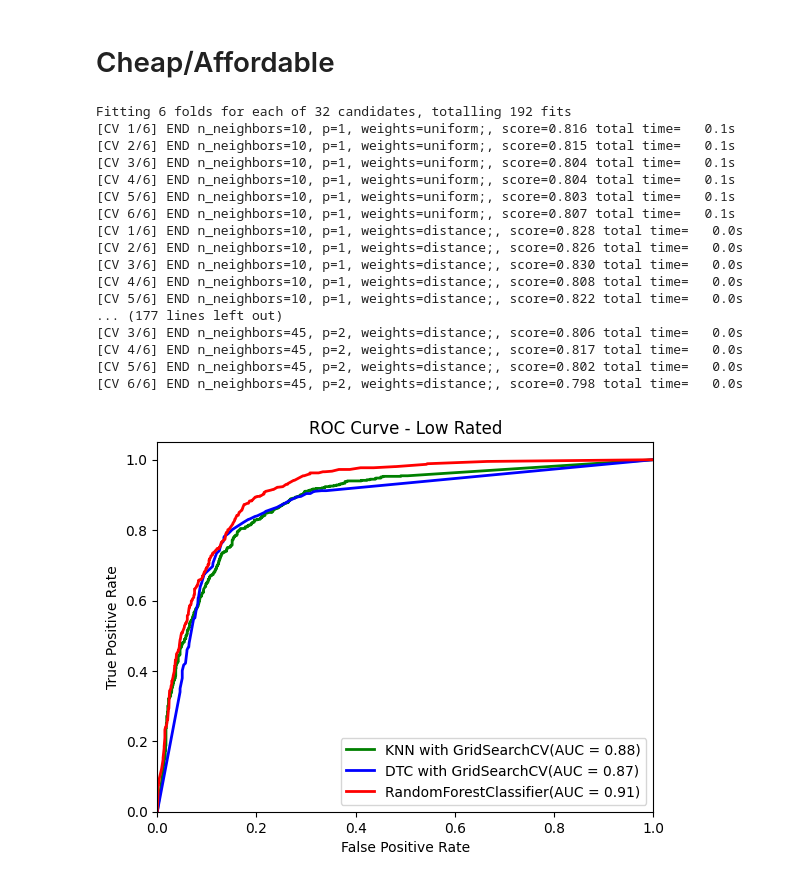
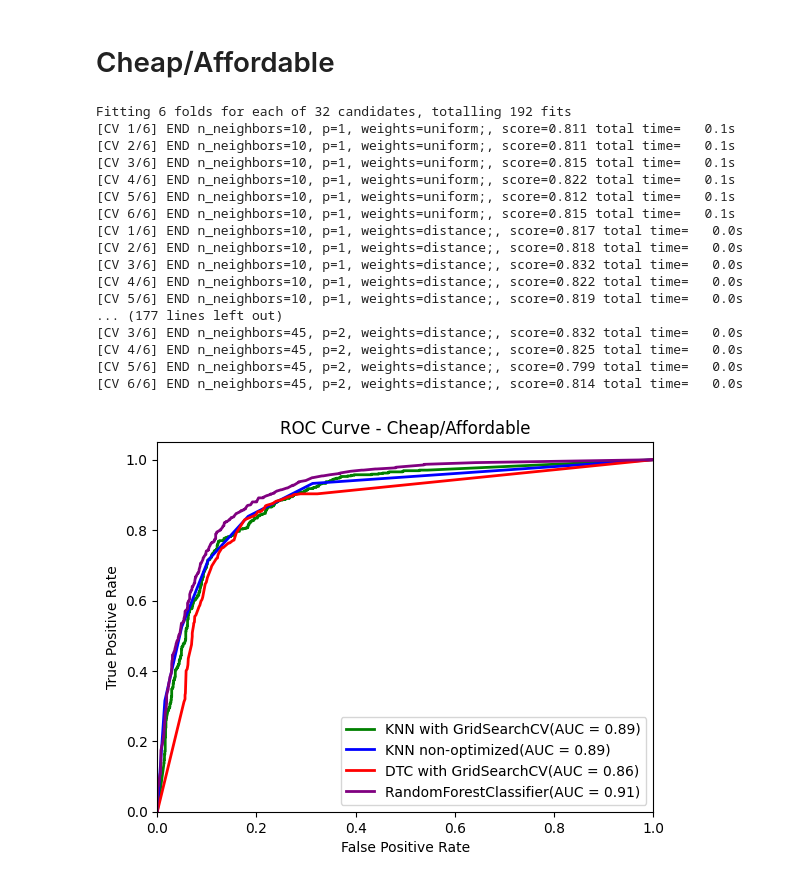
Before and after one commit to MATF-istrazivanje-podataka-1/2023_Data_Mining_Apartments_for_rent_Dataset, a Jupyter notebook: model/classification/Model comparison.ipynb, the cells around one changed output. Drawn from its saved outputs; the diff is of its cells as text; code cells hidden in the pictures.

```diff
--- a/model/classification/Model comparison.ipynb
+++ b/model/classification/Model comparison.ipynb
@@ -32 +28,23 @@ knn = GridSearchCV(KNeighborsClassifier(), params_grid, cv=6, verbose=4)
+# %%
+# KNN ne-optimizovani model
+
+from math import radians, sin, cos, sqrt, atan2
+def haversine_distance(coord1, coord2):
+    lat1, lon1 = coord1
+    lat2, lon2 = coord2
+    R = 6371  # Prosečni poluprečnik Zemlje u kilometrima
+    dlat = radians(lat2 - lat1)
+    dlon = radians(lon2 - lon1)
+    a = sin(dlat / 2)**2 + cos(radians(lat1)) * cos(radians(lat2)) * sin(dlon / 2)**2
+    c = 2 * atan2(sqrt(a), sqrt(1 - a))
+    distance = R * c
+    return distance
+
+def custom_distance(x, y):
+    euc_distance = np.sqrt(np.sum((x[:2] - y[:2])**2))  # Euklidska udaljenost za prva četiri atributa
+    haversine_dist = haversine_distance((x[2], x[3]), (y[2], y[3]))  # Haversine udaljenost za longitude i latitude
+    total_distance = np.sqrt(euc_distance**2 + haversine_dist**2)
+    return total_distance
+
+knn =  KNeighborsClassifier(metric=custom_distance)
 # %%
@@ -51,64 +65,55 @@ import numpy as np
 import matplotlib.pyplot as plt
 from sklearn.metrics import roc_curve, auc
 # %%
-
-
-models = [knn, dtc, rfc]
-model_names = ["KNN with GridSearchCV", "DTC with GridSearchCV", "RandomForestClassifier"]
-colors = ["green", "blue", "red"]
+models = [knnCV,knn, dtc, rfc]
+model_names = ["KNN with GridSearchCV", "KNN non-optimized","DTC with GridSearchCV", "RandomForestClassifier"]
+colors = ["green", "blue", "red", "purple"]
 # %% [markdown]
 # Cheap/Affordable
 # %%
-# Choose Low-rated as the positive class
+# Pozitivna klasa
 pos_class = "Cheap/Affordable"
 
-# Combine the other two classes into a single negative class
+# Spoj preostalih je negativna klasa
 neg_class = ["Medium priced", "Expensive"]
 
-# Convert labels to binary format
+# Konvertovanje u binaran format
 y_train_bin = (Y_train == pos_class).astype(int)
 y_test_bin = (Y_test == pos_class).astype(int)
 
 plt.figure()
 for model, model_name, color in zip(models, model_names, colors):
-    # Train a classifier on the training data
     model.fit(X_train, y_train_bin)
-
-    # Make predictions on the test data
     y_pred = model.predict_proba(X_test)[:, 1]
-
-    # Compute ROC curve and area under the curve (AUC)
     fpr, tpr, _ = roc_curve(y_test_bin, y_pred)
     roc_auc = auc(fpr, tpr)
-
-    # Plot the ROC curve
     plt.plot(fpr, tpr, color=color, lw=2, label= model_name +'(AUC = %0.2f)' % roc_auc)
 
 
 plt.xlim([0.0, 1.0])
 plt.ylim([0.0, 1.05])
 plt.xlabel('False Positive Rate')
 plt.ylabel('True Positive Rate')
-plt.title('ROC Curve - Low Rated')
+plt.title('ROC Curve - Cheap/Affordable')
 plt.legend(loc="lower right")
 plt.show()
 # %% [output]
 Fitting 6 folds for each of 32 candidates, totalling 192 fits
-[CV 1/6] END n_neighbors=10, p=1, weights=uniform;, score=0.816 total time=   0.1s
-[CV 2/6] END n_neighbors=10, p=1, weights=uniform;, score=0.815 total time=   0.1s
-[CV 3/6] END n_neighbors=10, p=1, weights=uniform;, score=0.804 total time=   0.1s
-[CV 4/6] END n_neighbors=10, p=1, weights=uniform;, score=0.804 total time=   0.1s
-[CV 5/6] END n_neighbors=10, p=1, weights=uniform;, score=0.803 total time=   0.1s
-[CV 6/6] END n_neighbors=10, p=1, weights=uniform;, score=0.807 total time=   0.1s
-[CV 1/6] END n_neighbors=10, p=1, weights=distance;, score=0.828 total time=   0.0s
-[CV 2/6] END n_neighbors=10, p=1, weights=distance;, score=0.826 total time=   0.0s
-[CV 3/6] END n_neighbors=10, p=1, weights=distance;, score=0.830 total time=   0.0s
-[CV 4/6] END n_neighbors=10, p=1, weights=distance;, score=0.808 total time=   0.0s
-[CV 5/6] END n_neighbors=10, p=1, weights=distance;, score=0.822 total time=   0.0s
+[CV 1/6] END n_neighbors=10, p=1, weights=uniform;, score=0.811 total time=   0.1s
+[CV 2/6] END n_neighbors=10, p=1, weights=uniform;, score=0.811 total time=   0.1s
+[CV 3/6] END n_neighbors=10, p=1, weights=uniform;, score=0.815 total time=   0.1s
+[CV 4/6] END n_neighbors=10, p=1, weights=uniform;, score=0.822 total time=   0.1s
+[CV 5/6] END n_neighbors=10, p=1, weights=uniform;, score=0.812 total time=   0.1s
+[CV 6/6] END n_neighbors=10, p=1, weights=uniform;, score=0.815 total time=   0.1s
+[CV 1/6] END n_neighbors=10, p=1, weights=distance;, score=0.817 total time=   0.0s
+[CV 2/6] END n_neighbors=10, p=1, weights=distance;, score=0.818 total time=   0.0s
+[CV 3/6] END n_neighbors=10, p=1, weights=distance;, score=0.832 total time=   0.0s
+[CV 4/6] END n_neighbors=10, p=1, weights=distance;, score=0.822 total time=   0.0s
+[CV 5/6] END n_neighbors=10, p=1, weights=distance;, score=0.819 total time=   0.0s
 ... (177 lines left out)
-[CV 3/6] END n_neighbors=45, p=2, weights=distance;, score=0.806 total time=   0.0s
-[CV 4/6] END n_neighbors=45, p=2, weights=distance;, score=0.817 total time=   0.0s
-[CV 5/6] END n_neighbors=45, p=2, weights=distance;, score=0.802 total time=   0.0s
-[CV 6/6] END n_neighbors=45, p=2, weights=distance;, score=0.798 total time=   0.0s
+[CV 3/6] END n_neighbors=45, p=2, weights=distance;, score=0.832 total time=   0.0s
+[CV 4/6] END n_neighbors=45, p=2, weights=distance;, score=0.825 total time=   0.0s
+[CV 5/6] END n_neighbors=45, p=2, weights=distance;, score=0.799 total time=   0.0s
+[CV 6/6] END n_neighbors=45, p=2, weights=distance;, score=0.814 total time=   0.0s
-[figure, old version]
+[figure, new version]
 # %%
```
Also changed, not shown: parts of 7 cells of this notebook, 8 other files.
